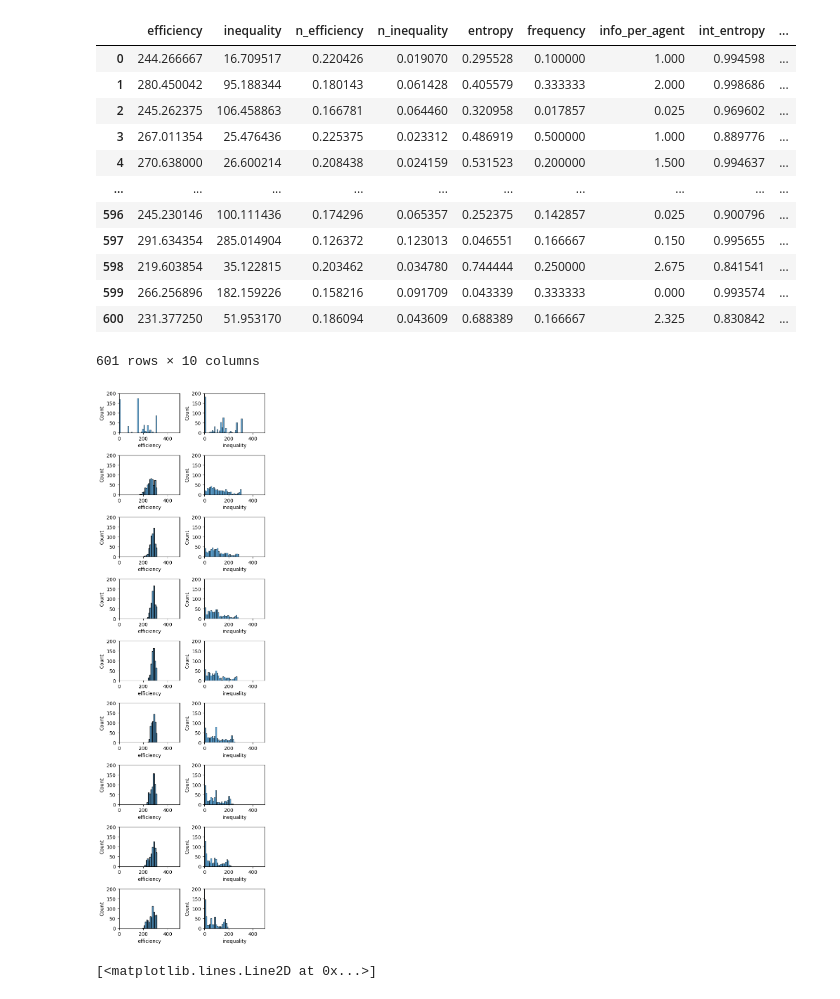
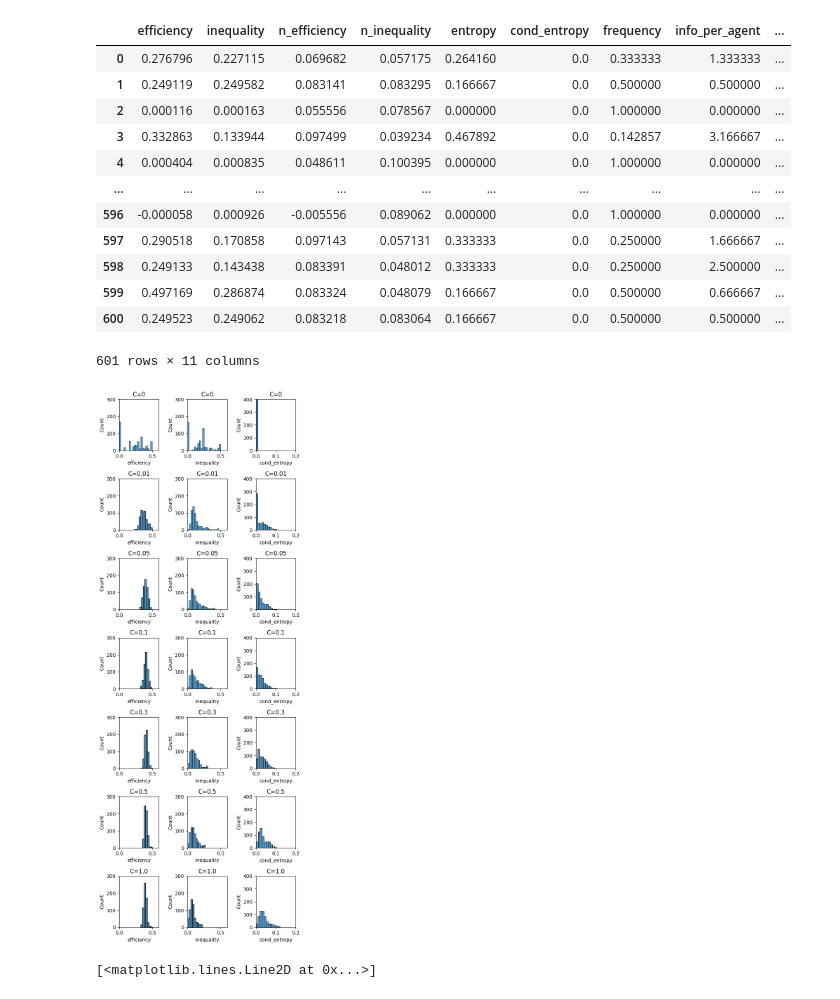
Before and after one commit to calvar/el_farol_agents, a Jupyter notebook: markov_fplay/param_distrib.ipynb, the cells around one changed output. Drawn from its saved outputs; the diff is of its cells as text; code cells hidden in the pictures.

```diff
--- a/markov_fplay/param_distrib.ipynb
+++ b/markov_fplay/param_distrib.ipynb
@@ -17,37 +17,53 @@ dfucb = [
 ]
+# %%
+plot_folder = "plots/data_distribution/N6/"
 # %%
-dfucb[1]
+dfucb[0]
 # %% [output]
-|  | efficiency | inequality | n_efficiency | n_inequality | entropy | frequency | info_per_agent | int_entropy | ... |
-| 0 | 244.266667 | 16.709517 | 0.220426 | 0.019070 | 0.295528 | 0.100000 | 1.000 | 0.994598 | ... |
-| 1 | 280.450042 | 95.188344 | 0.180143 | 0.061428 | 0.405579 | 0.333333 | 2.000 | 0.998686 | ... |
-| 2 | 245.262375 | 106.458863 | 0.166781 | 0.064460 | 0.320958 | 0.017857 | 0.025 | 0.969602 | ... |
-| 3 | 267.011354 | 25.476436 | 0.225375 | 0.023312 | 0.486919 | 0.500000 | 1.000 | 0.889776 | ... |
-| 4 | 270.638000 | 26.600214 | 0.208438 | 0.024159 | 0.531523 | 0.200000 | 1.500 | 0.994637 | ... |
+|  | efficiency | inequality | n_efficiency | n_inequality | entropy | cond_entropy | frequency | info_per_agent | ... |
+| 0 | 0.276796 | 0.227115 | 0.069682 | 0.057175 | 0.264160 | 0.0 | 0.333333 | 1.333333 | ... |
+| 1 | 0.249119 | 0.249582 | 0.083141 | 0.083295 | 0.166667 | 0.0 | 0.500000 | 0.500000 | ... |
+| 2 | 0.000116 | 0.000163 | 0.055556 | 0.078567 | 0.000000 | 0.0 | 1.000000 | 0.000000 | ... |
+| 3 | 0.332863 | 0.133944 | 0.097499 | 0.039234 | 0.467892 | 0.0 | 0.142857 | 3.166667 | ... |
+| 4 | 0.000404 | 0.000835 | 0.048611 | 0.100395 | 0.000000 | 0.0 | 1.000000 | 0.000000 | ... |
 | ... | ... | ... | ... | ... | ... | ... | ... | ... | ... |
-| 596 | 245.230146 | 100.111436 | 0.174296 | 0.065357 | 0.252375 | 0.142857 | 0.025 | 0.900796 | ... |
-| 597 | 291.634354 | 285.014904 | 0.126372 | 0.123013 | 0.046551 | 0.166667 | 0.150 | 0.995655 | ... |
-| 598 | 219.603854 | 35.122815 | 0.203462 | 0.034780 | 0.744444 | 0.250000 | 2.675 | 0.841541 | ... |
-| 599 | 266.256896 | 182.159226 | 0.158216 | 0.091709 | 0.043339 | 0.333333 | 0.000 | 0.993574 | ... |
-| 600 | 231.377250 | 51.953170 | 0.186094 | 0.043609 | 0.688389 | 0.166667 | 2.325 | 0.830842 | ... |
+| 596 | -0.000058 | 0.000926 | -0.005556 | 0.089062 | 0.000000 | 0.0 | 1.000000 | 0.000000 | ... |
+| 597 | 0.290518 | 0.170858 | 0.097143 | 0.057131 | 0.333333 | 0.0 | 0.250000 | 1.666667 | ... |
+| 598 | 0.249133 | 0.143438 | 0.083391 | 0.048012 | 0.333333 | 0.0 | 0.250000 | 2.500000 | ... |
+| 599 | 0.497169 | 0.286874 | 0.083324 | 0.048079 | 0.166667 | 0.0 | 0.500000 | 0.666667 | ... |
+| 600 | 0.249523 | 0.249062 | 0.083218 | 0.083064 | 0.166667 | 0.0 | 0.500000 | 0.500000 | ... |
-601 rows × 10 columns
+601 rows × 11 columns
 # %%
 #for d in df:
 #    d['efficiency'].describe()
+# %%
+Cs = [0,0.01,0.05,0.1,0.3,0.5,1.0]#[0,0.01,0.05,0.08,0.1,0.3,0.5,0.7,1.0]
+# %%
+#To bypass a bug in _define_bin_edges, _statistics.py, that generates an error in bins
+if dfucb[0]['cond_entropy'].sum() == 0:
+    dfucb[0].loc[0,'cond_entropy'] = 1.e-1
+#dfucb[0]
 # %%
 nr = len(dfucb)
-nc = 2
-fig0, ax = plt.subplots(nrows=nr,ncols=nc,figsize=(5,16))
-for i in range(len(dfucb)):
-    pa = sns.histplot(data=dfucb[i], ax=ax[i,0], x='efficiency', binwidth=10)
-    pb = sns.histplot(data=dfucb[i], ax=ax[i,1], x='inequality', binwidth=10)
-    pa.set_xlim(0,500)
-    pa.set_ylim(0,200)
-    pb.set_xlim(0,500)
-    pb.set_ylim(0,200)
+nc = 3
+fig0, ax = plt.subplots(nrows=nr,ncols=nc,figsize=(6,16))
+for i in range(0,len(dfucb)):
+    pa = sns.histplot(data=dfucb[i], ax=ax[i,0], x='efficiency', binwidth=0.025)
+    pb = sns.histplot(data=dfucb[i], ax=ax[i,1], x='inequality', binwidth=0.025)
+    pc = sns.histplot(data=dfucb[i], ax=ax[i,2], x='cond_entropy', binwidth=0.01)
+    pa.set_title('C='+str(Cs[i]))
+    pb.set_title('C='+str(Cs[i]))
+    pc.set_title('C='+str(Cs[i]))
+    pa.set_xlim(0,0.6)
+    pa.set_ylim(0,300)
+    pb.set_xlim(0,0.6)
+    pb.set_ylim(0,300)
+    pc.set_xlim(0,0.2)
+    pc.set_ylim(0,400)
 plt.tight_layout()
+plt.savefig(plot_folder+'histograms.png')
 # %% [output]
-[figure, old version]
+[figure, new version]
 # %%
 cvals = [0,0.2]
 eff_means = [d.efficiency.mean() for d in dfucb]
```
Also changed, not shown: parts of 1 cell of this notebook, 12 other files.
